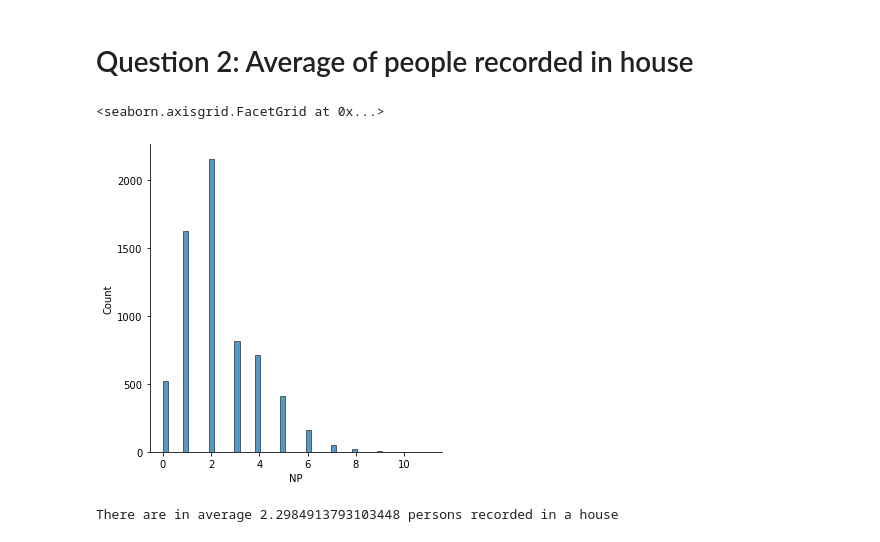
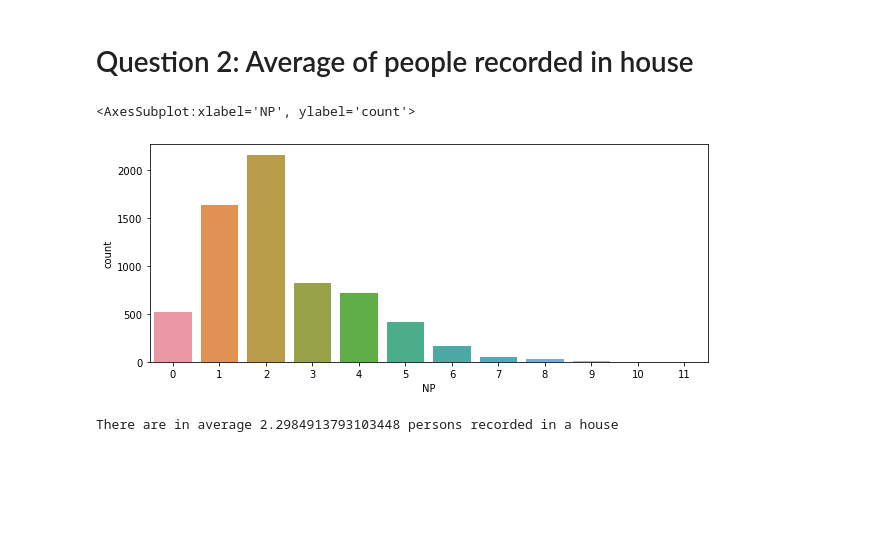
Before and after one commit to tontan2545/Big-Data-and-Artificial-Intelligence, a Jupyter notebook: W2_Preprocessing/HW2_Housing_Survey.ipynb, the cells around one changed output. Cells and saved outputs as stored; diff of their text form; code cells hidden in the pictures; blank space fills up the shorter version.

```diff
--- a/W2_Preprocessing/HW2_Housing_Survey.ipynb
+++ b/W2_Preprocessing/HW2_Housing_Survey.ipynb
@@ -6,7 +6,8 @@ import numpy as np
 import seaborn as sns
 import matplotlib
 import matplotlib.pyplot as plt
-matplotlib.rcParams['figure.figsize'] = (15, 8)
+from sklearn.preprocessing import MinMaxScaler
+matplotlib.rcParams['figure.figsize'] = (10, 4)
 # %%
 housing_df = pd.read_csv("./HW2_Housing_Survey.csv")
 housing_df
@@ -52,10 +55,10 @@ bar.patches[len(bar.patches)-1].set_facecolor('#FF0000')
 # %% [markdown]
 # Question 2: Average of people recorded in house
 # %%
-sns.displot(x=housing_df.NP)
+sns.countplot(x=housing_df.NP)
 # %% [output]
-<seaborn.axisgrid.FacetGrid at 0x...>
+<AxesSubplot:xlabel='NP', ylabel='count'>
-[figure, old version]
+[figure, new version]
 # %%
 average_recorded = housing_df["NP"].mean()
 print(f"There are in average { average_recorded } persons recorded in a house")
```
Also changed, not shown: parts of 16 cells of this notebook.
